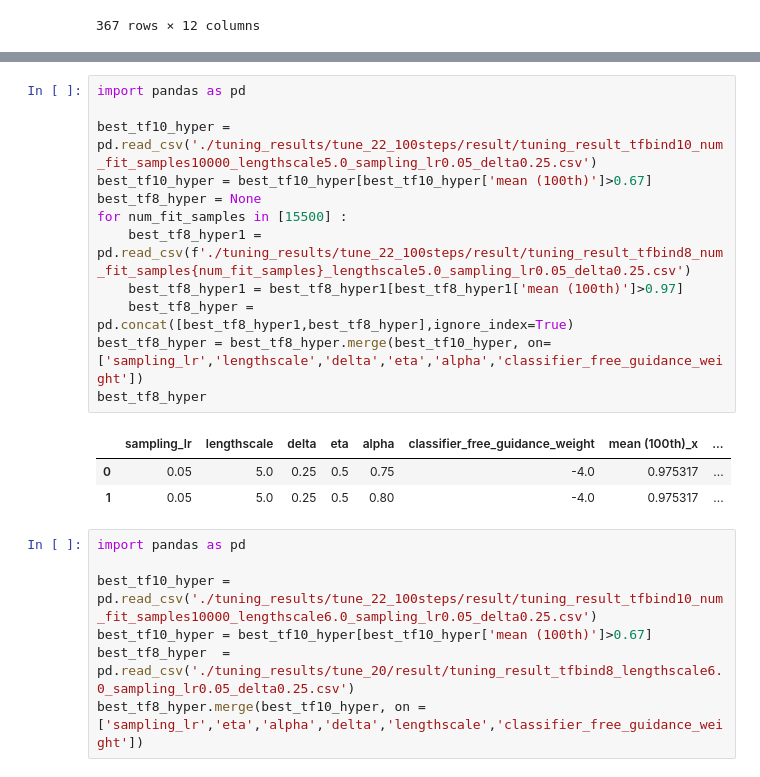
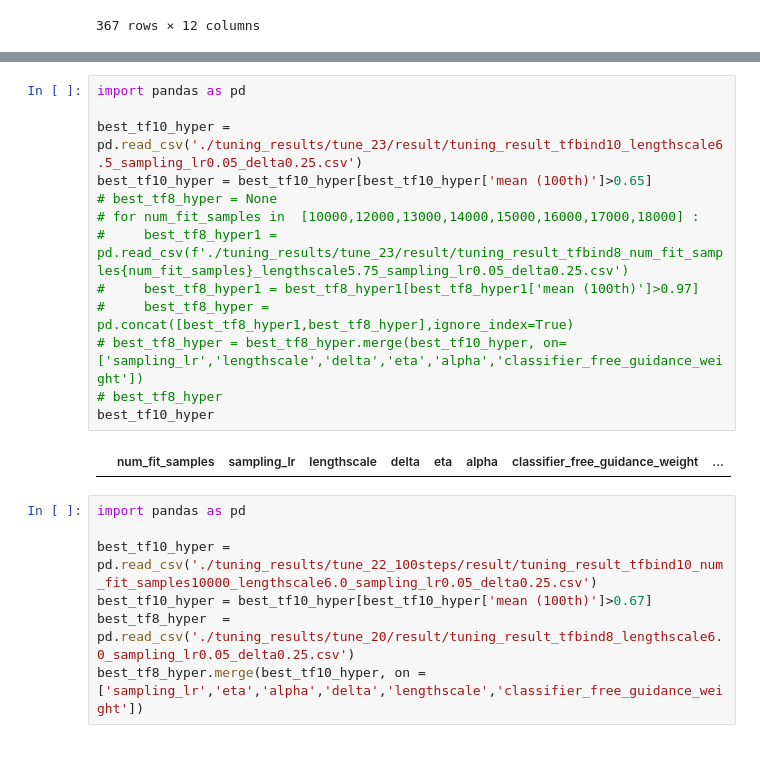
Before and after one commit to HungTT912/L2HD-setting-2, a Jupyter notebook: test.ipynb, the cells around one changed output, grey strips where cells are left out. Cells and saved outputs as stored; diff of their text form.

Commit message:
add tune 23

```diff
--- a/test.ipynb
+++ b/test.ipynb
@@ -57,19 +59,18 @@ best_tf8_hyper.head(50)
 # %%
 import pandas as pd
 
-best_tf10_hyper = pd.read_csv('./tuning_results/tune_22_100steps/result/tuning_result_tfbind10_num_fit_samples10000_lengthscale5.0_sampling_lr0.05_delta0.25.csv')
-best_tf10_hyper = best_tf10_hyper[best_tf10_hyper['mean (100th)']>0.67]
-best_tf8_hyper = None
-for num_fit_samples in [15500] :
-    best_tf8_hyper1 = pd.read_csv(f'./tuning_results/tune_22_100steps/result/tuning_result_tfbind8_num_fit_samples{num_fit_samples}_lengthscale5.0_sampling_lr0.05_delta0.25.csv')
-    best_tf8_hyper1 = best_tf8_hyper1[best_tf8_hyper1['mean (100th)']>0.97]
-    best_tf8_hyper = pd.concat([best_tf8_hyper1,best_tf8_hyper],ignore_index=True)
-best_tf8_hyper = best_tf8_hyper.merge(best_tf10_hyper, on= ['sampling_lr','lengthscale','delta','eta','alpha','classifier_free_guidance_weight'])
-best_tf8_hyper
+best_tf10_hyper = pd.read_csv('./tuning_results/tune_23/result/tuning_result_tfbind10_lengthscale6.5_sampling_lr0.05_delta0.25.csv')
+best_tf10_hyper = best_tf10_hyper[best_tf10_hyper['mean (100th)']>0.65]
+# best_tf8_hyper = None
+# for num_fit_samples in  [10000,12000,13000,14000,15000,16000,17000,18000] :
+#     best_tf8_hyper1 = pd.read_csv(f'./tuning_results/tune_23/result/tuning_result_tfbind8_num_fit_samples{num_fit_samples}_lengthscale5.75_sampling_lr0.05_delta0.25.csv')
+#     best_tf8_hyper1 = best_tf8_hyper1[best_tf8_hyper1['mean (100th)']>0.97]
+#     best_tf8_hyper = pd.concat([best_tf8_hyper1,best_tf8_hyper],ignore_index=True)
+# best_tf8_hyper = best_tf8_hyper.merge(best_tf10_hyper, on= ['sampling_lr','lengthscale','delta','eta','alpha','classifier_free_guidance_weight'])
+# best_tf8_hyper
+best_tf10_hyper
 # %% [output]
-|  | sampling_lr | lengthscale | delta | eta | alpha | classifier_free_guidance_weight | mean (100th)_x | ... |
-| 0 | 0.05 | 5.0 | 0.25 | 0.5 | 0.75 | -4.0 | 0.975317 | ... |
-| 1 | 0.05 | 5.0 | 0.25 | 0.5 | 0.80 | -4.0 | 0.975317 | ... |
+|  | num_fit_samples | sampling_lr | lengthscale | delta | eta | alpha | classifier_free_guidance_weight | ... |
 # %%
 import pandas as pd
 
```
Also changed, not shown: parts of 1 cell of this notebook, 32 other files.
